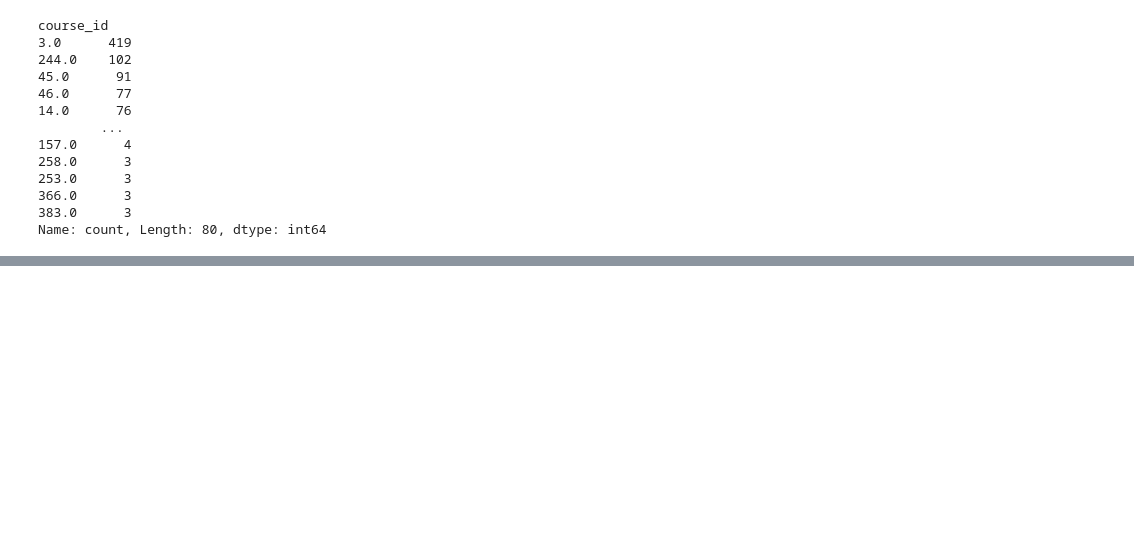
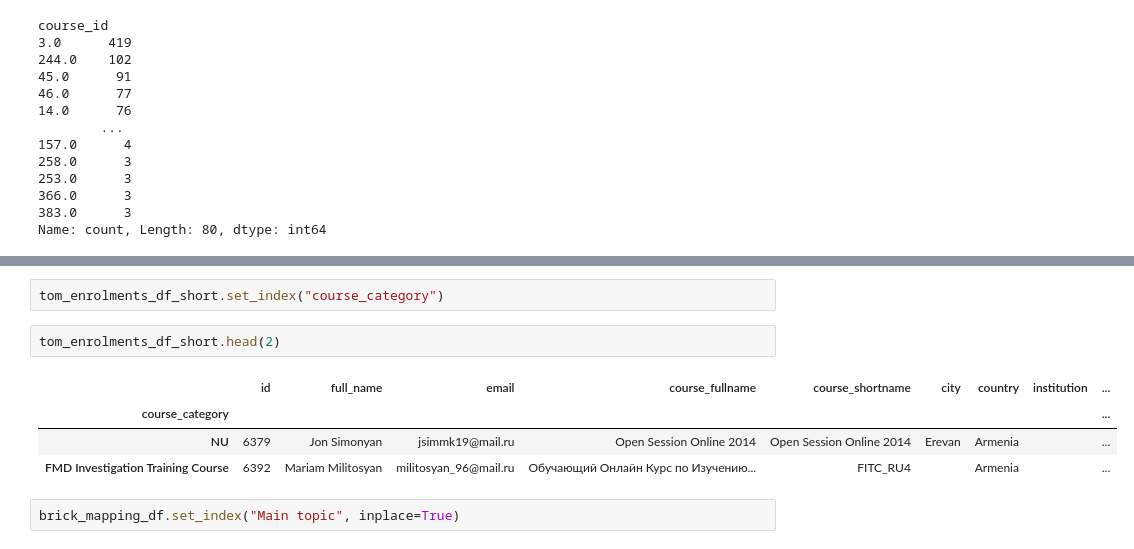
Before and after one commit to FAOEuFMD/TOM-Recommender-System, a Jupyter notebook: EDA 2.ipynb, the cells around one changed output, grey strips where cells are left out. Drawn from its saved outputs; the diff is of its cells as text; blank space fills up the shorter version.

```diff
--- a/EDA 2.ipynb
+++ b/EDA 2.ipynb
@@ -762,0 +919,11 @@ Name: count, Length: 80, dtype: int64
+# %%
+tom_enrolments_df_short.set_index("course_category")
+# %%
+tom_enrolments_df_short.head(2)
+# %% [output]
+|  | id | full_name | email | course_fullname | course_shortname | city | country | institution | ... |
+| course_category |  |  |  |  |  |  |  |  | ... |
+| NU | 6379 | Jon Simonyan | jsimmk19@mail.ru | Open Session Online 2014 | Open Session Online 2014 | Erevan | Armenia |  | ... |
+| FMD Investigation Training Course | 6392 | Mariam Militosyan | militosyan_96@mail.ru | Обучающий Онлайн Курс по Изучению... | FITC_RU4 |  | Armenia |  | ... |
+# %%
+brick_mapping_df.set_index("Main topic", inplace=True)
```
Also changed, not shown: parts of 18 cells of this notebook, 1 other file.
